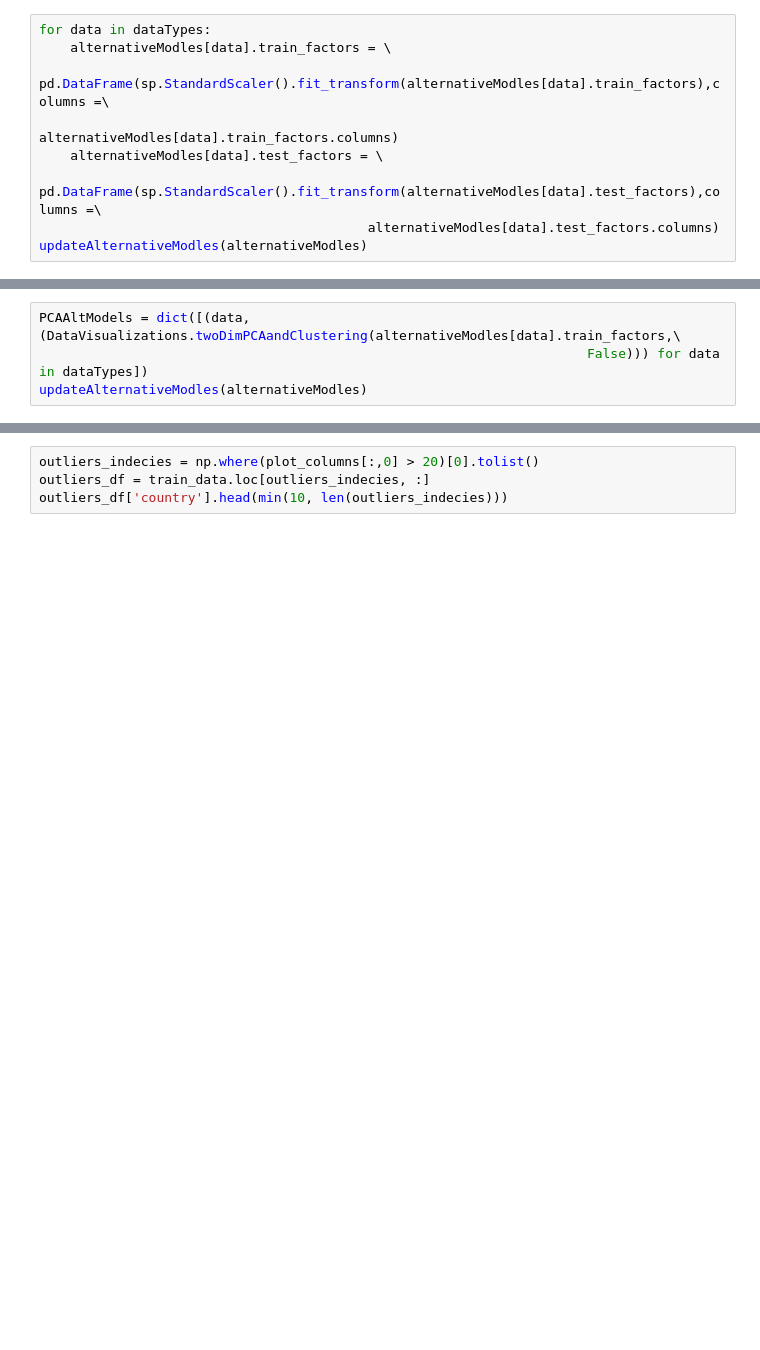
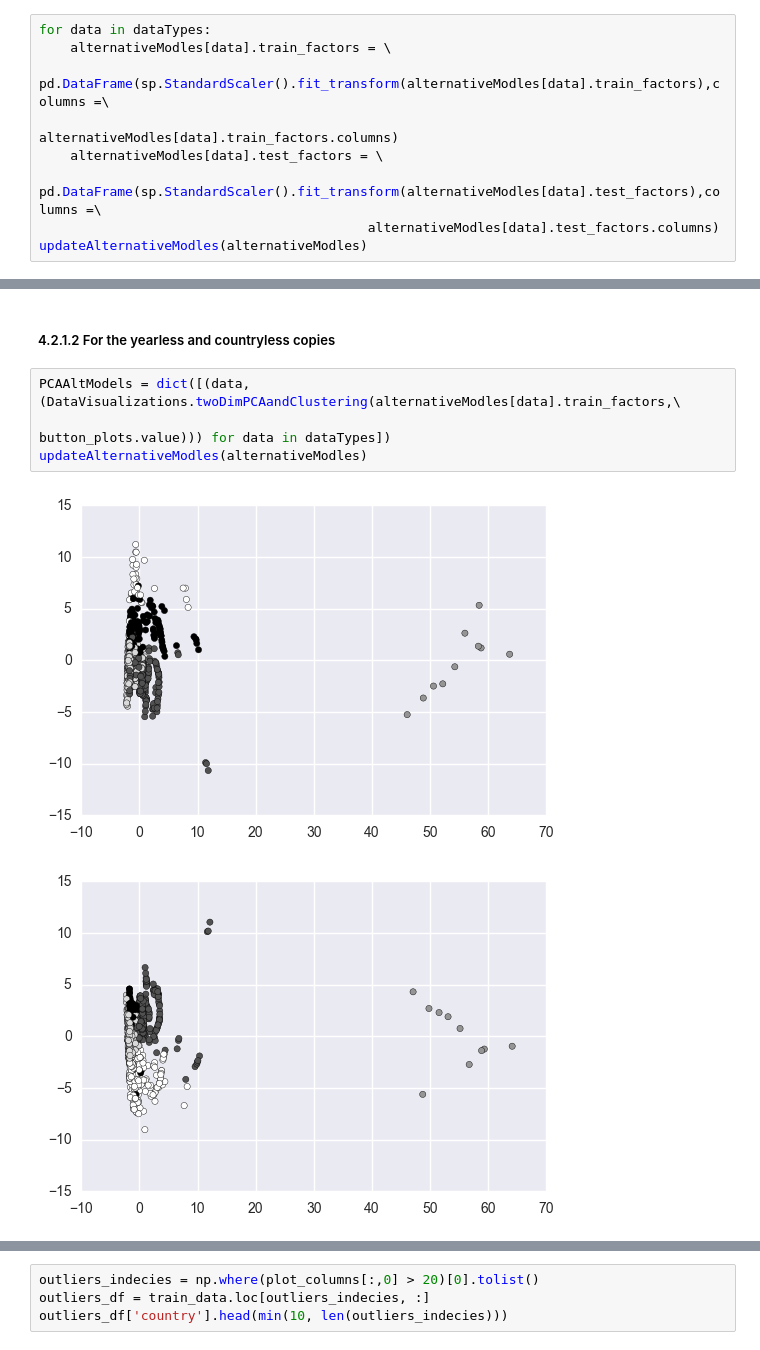
Before and after one commit to acrola/WorkShopDS, a Jupyter notebook: Project-Notebook.ipynb, the cells around one changed output, grey strips where cells are left out. Saved outputs shown, nothing was run; the diff lists cells and outputs as text; blank space fills up the shorter version.

```diff
--- a/Project-Notebook.ipynb
+++ b/Project-Notebook.ipynb
@@ -304,5 +327,10 @@ plot_columns, labels = DataVisualizations.twoDimPCAandClustering(train_factors,
+# %% [markdown]
+##### 4.2.1.2 For the yearless and countryless copies
 # %%
 PCAAltModels = dict([(data,(DataVisualizations.twoDimPCAandClustering(alternativeModles[data].train_factors,\
-                                                                      False))) for data in dataTypes])
+                                                                      button_plots.value))) for data in dataTypes])
 updateAlternativeModles(alternativeModles)
+# %% [output]
+[figure, added]
+[figure, added]
 # %% [markdown]
```
Also changed, not shown: parts of 98 cells of this notebook, 2 other files.
